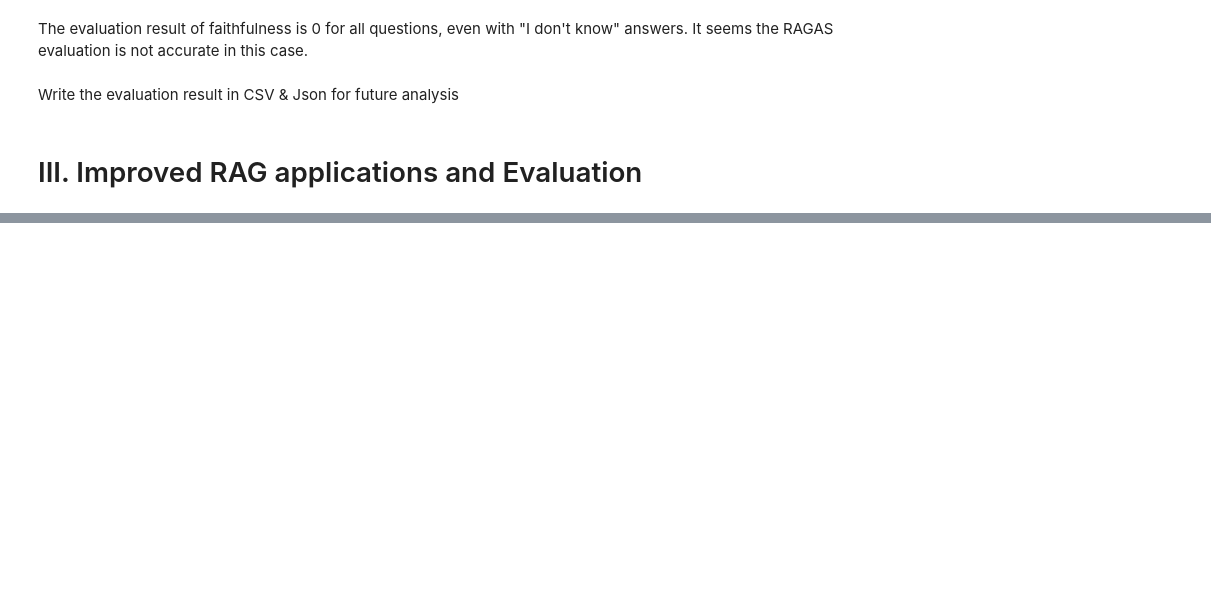
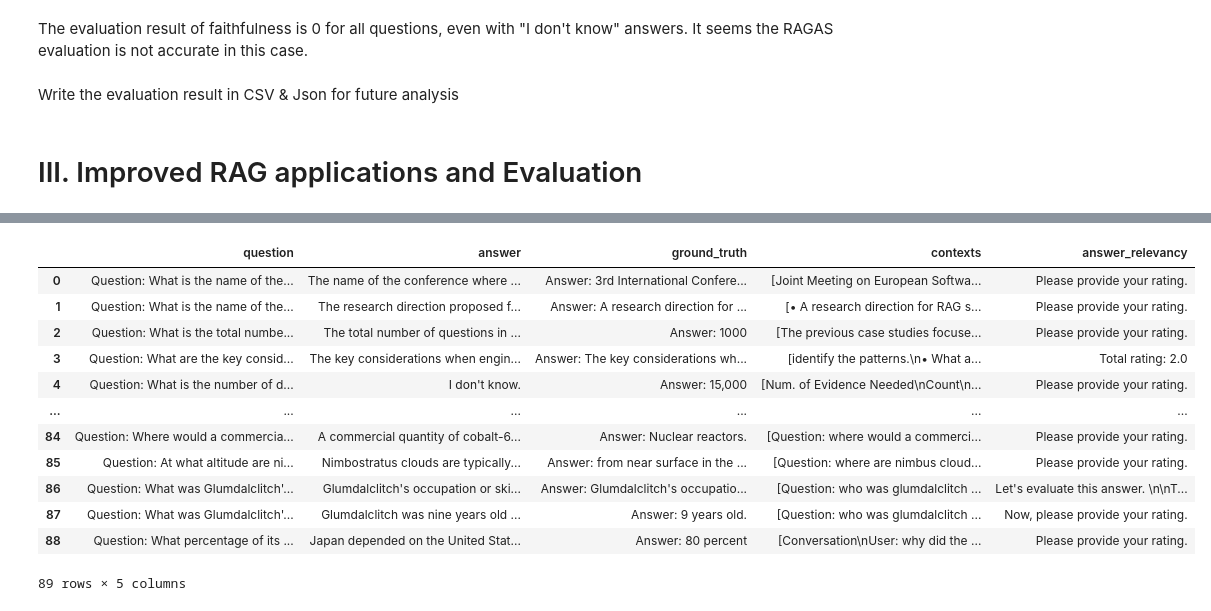
Before and after one commit to derekusf/IndenpendentStudy_RAG_for_LLM, a Jupyter notebook: RAG_demo.ipynb, the cells around one changed output, grey strips where cells are left out. Drawn from its saved outputs; the diff is of its cells as text; code cells hidden in the pictures; blank space fills up the shorter version.

Commit message:
refactor rag evaluation with prompt

```diff
--- a/RAG_demo.ipynb
+++ b/RAG_demo.ipynb
@@ -435,0 +632,22 @@ AttributeError: 'RAGAgent' object has no attribute 'chain'
+# %%
+# Just to ensure we load environment parameters for each section so that it can run independently
+import os
+from dotenv import load_dotenv
+load_dotenv()
+from langchain_openai.embeddings import OpenAIEmbeddings
+from langchain.vectorstores import Chroma
+tempVDB = Chroma(persist_directory=os.path.join(os.getenv("VECTORDB_OPENAI_EM"),"RAG_for_LLM"), embedding_function=OpenAIEmbeddings())
+
+import Agent
+import prompt_collection as p
+
+rag1 = Agent.RAGAgent(
+    name = "RAG 1 - Simple RAG",
+    model = Agent.GPT_3_5_TURBO,
+    vectordb_name="CHROMA_OPENAI_RAG_FOR_LLM",
+    rag_type= "SIMPLE_QUESTION_ANSWER_RAG"
+)
+# %%
+import evaluator as eval
+
+result = eval.rag_evaluate(rag1)
@@ -435,0 +703,16 @@ AttributeError: 'RAGAgent' object has no attribute 'chain'
+# %%
+result.to_pandas()
+# %% [output]
+|  | question | answer | ground_truth | contexts | answer_relevancy |
+| 0 | Question: What is the name of the... | The name of the conference where ... | Answer: 3rd International Confere... | [Joint Meeting on European Softwa... | Please provide your rating. |
+| 1 | Question: What is the name of the... | The research direction proposed f... | Answer: A research direction for ... | [• A research direction for RAG s... | Please provide your rating. |
+| 2 | Question: What is the total numbe... | The total number of questions in ... | Answer: 1000 | [The previous case studies focuse... | Please provide your rating. |
+| 3 | Question: What are the key consid... | The key considerations when engin... | Answer: The key considerations wh... | [identify the patterns.\n• What a... | Total rating: 2.0 |
+| 4 | Question: What is the number of d... | I don't know. | Answer: 15,000 | [Num. of Evidence Needed\nCount\n... | Please provide your rating. |
+| ... | ... | ... | ... | ... | ... |
+| 84 | Question: Where would a commercia... | A commercial quantity of cobalt-6... | Answer: Nuclear reactors. | [Question: where would a commerci... | Please provide your rating. |
+| 85 | Question: At what altitude are ni... | Nimbostratus clouds are typically... | Answer: from near surface in the ... | [Question: where are nimbus cloud... | Please provide your rating. |
+| 86 | Question: What was Glumdalclitch'... | Glumdalclitch's occupation or ski... | Answer: Glumdalclitch's occupatio... | [Question: who was glumdalclitch ... | Let's evaluate this answer. \n\nT... |
+| 87 | Question: What was Glumdalclitch'... | Glumdalclitch was nine years old ... | Answer: 9 years old. | [Question: who was glumdalclitch ... | Now, please provide your rating. |
+| 88 | Question: What percentage of its ... | Japan depended on the United Stat... | Answer: 80 percent | [Conversation\nUser: why did the ... | Please provide your rating. |
+89 rows × 5 columns
```
Also changed, not shown: parts of 11 cells of this notebook, 10 other files.
